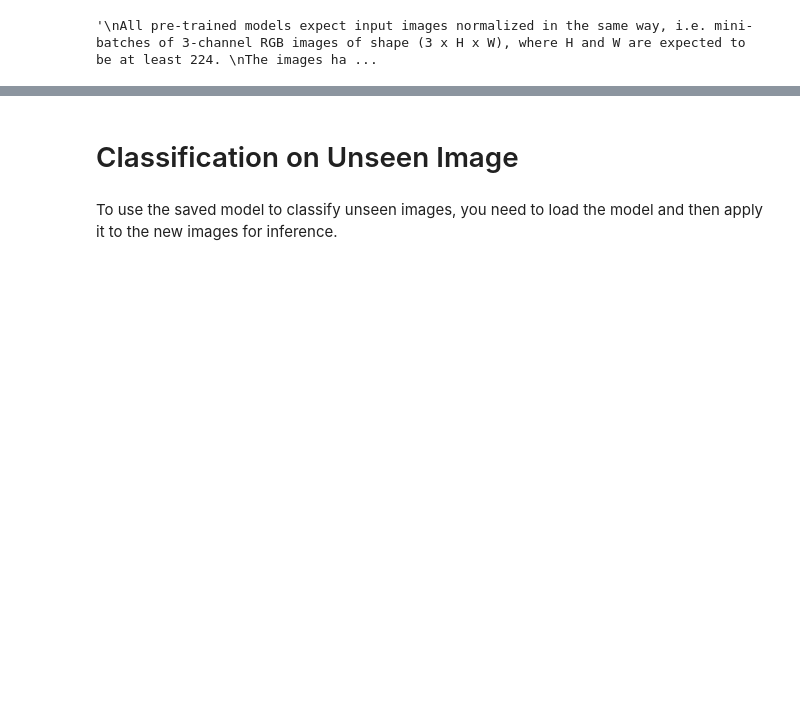
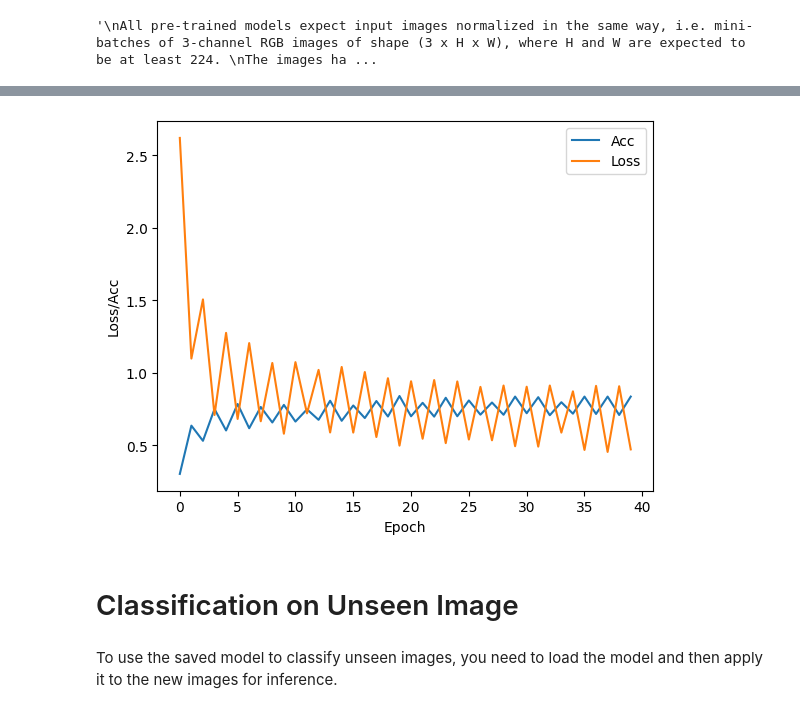
Before and after one commit to TametVonFarencjusz/S9-LeafRecognition, a Jupyter notebook: image_classification.ipynb, the cells around one changed output, grey strips where cells are left out. Drawn from its saved outputs; the diff is of its cells as text; code cells hidden in the pictures; blank space fills up the shorter version.

Commit message:
5 and 20 epochs with basic options

```diff
--- a/image_classification.ipynb
+++ b/image_classification.ipynb
@@ -8,8 +8,10 @@ import os
 # Define data transformations for data augmentation and normalization
 data_transforms = {
     'train': transforms.Compose([
+        transforms.Resize(256), #New
         transforms.RandomResizedCrop(224),
         transforms.RandomHorizontalFlip(),
+        transforms.RandomVerticalFlip(), #New
         transforms.ToTensor(),
         transforms.Normalize([0.485, 0.456, 0.406], [0.229, 0.224, 0.225])
     ]),
@@ -84,0 +87,16 @@ cuda:0
+# %%
+import datetime;
+
+# ct stores current time
+dt = datetime.datetime.now()
+TIMESTAMP = f'{dt.day}{dt.month}_{dt.hour}{dt.minute}'
+
+num_epochs = 50
+NAME = f'N'
+FULLNAME = f'{NAME}{num_epochs}E_{TIMESTAMP}'
+
+
+try:
+    os.mkdir('Models')
+except OSError as error:
+    print(error)
@@ -85,6 +105,8 @@ cuda:0
 # %%
 # Training loop
-num_epochs = 10
+list_epoch_loss = []
+list_epoch_acc = []
+
 for epoch in range(num_epochs):
     for phase in ['train', 'val']:
         if phase == 'train':
@@ -116,6 +138,9 @@ for epoch in range(num_epochs):
         epoch_loss = running_loss / dataset_sizes[phase]
         epoch_acc = running_corrects.double() / dataset_sizes[phase]
 
+        list_epoch_loss.append(epoch_loss)
+        list_epoch_acc.append(float(f'{epoch_acc}'))
+
         print(f'{phase} Loss: {epoch_loss:.4f} Acc: {epoch_acc:.4f}')
 
 
@@ -145,3 +170,22 @@ torch.save(model.state_dict(), '30E.pth')
+# %%
+import matplotlib.pyplot as plt
+import numpy as np
+
+file = open(f"Models/{FULLNAME}.txt", "a")  # append mode
+file.write(f"Loss: {list_epoch_loss}")
+file.write(f"Acc: {list_epoch_acc}")
+file.close()
+
+plt.figure()
+plt.plot(list_epoch_acc, label='Acc')
+plt.plot(list_epoch_loss, label='Loss')
+plt.xlabel('Epoch')
+plt.ylabel('Loss/Acc')
+plt.legend()
+
+plt.savefig(f'Models/{FULLNAME}.png')
+# %% [output]
+[figure, added]
 # %% [markdown]
 # Classification on Unseen Image
 # %% [markdown]
```
Also changed, not shown: parts of 9 cells of this notebook, 7 other files.
